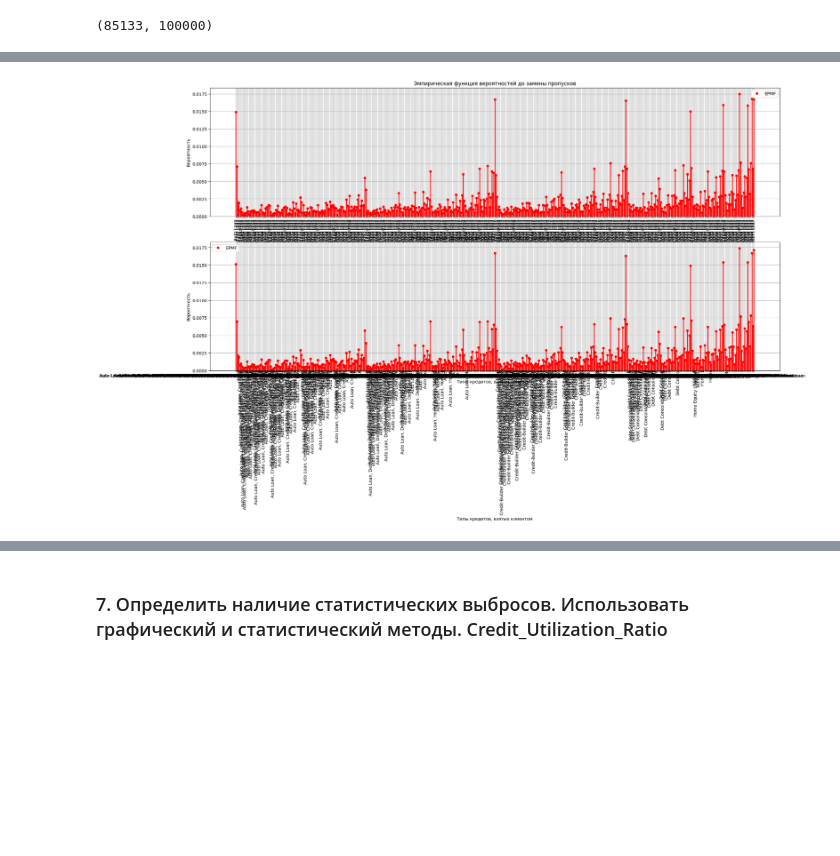
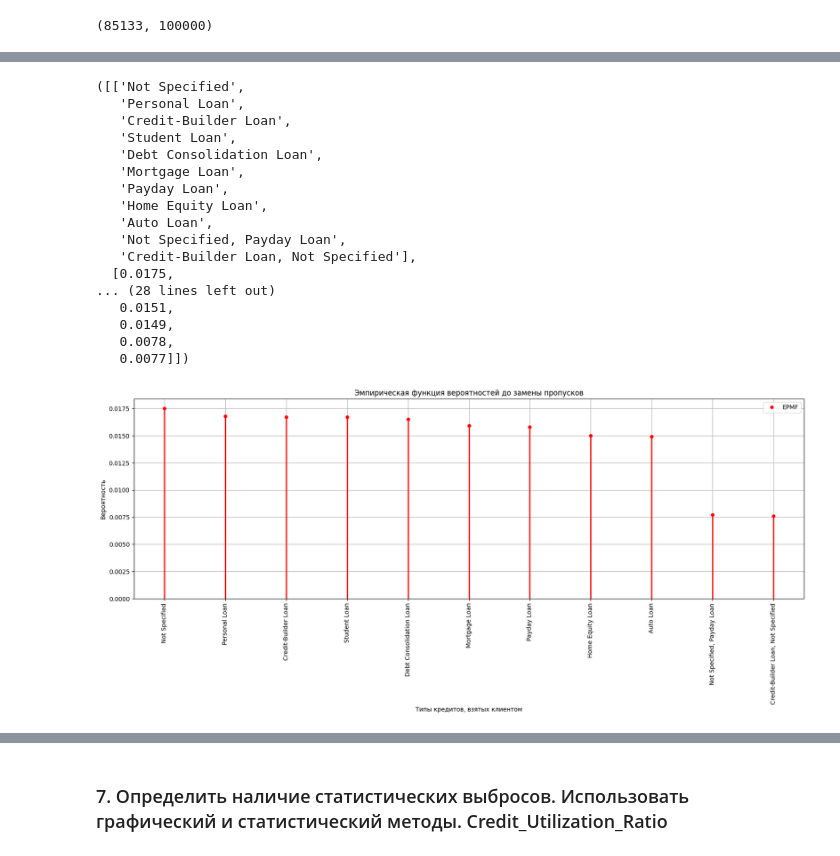
Before and after one commit to Ghukii/TMP-4sem-, a Jupyter notebook: Задание_6/Задание_6_13.ipynb, the cells around one changed output, grey strips where cells are left out. Drawn from its saved outputs; the diff is of its cells as text; code cells hidden in the pictures; blank space fills up the shorter version.

```diff
--- a/Задание_6/Задание_6_13.ipynb
+++ b/Задание_6/Задание_6_13.ipynb
@@ -853,5 +857,6 @@ len(ToL), len(ToL_zam)
 # %%
-from sklearn.preprocessing import OneHotEncoder
-
-ohe = OneHotEncoder(sparse_output=False)
-ohe_rez = ohe.fit_transform
+ToL_comb = list(zip(ToL_uniq, ToL_epmf))
+ToL_top10 = sorted(ToL_comb, key=lambda x: x[1], reverse=True)[:11]
+ToL_zam_comb = list(zip(ToL_zam_uniq, ToL_zam_epmf))
+ToL_zam_top10 = sorted(ToL_zam_comb, key=lambda x: x[1], reverse=True)[:11]
+ToL_top10, ToL_zam_top10
@@ -858,25 +881,38 @@ ohe_rez = ohe.fit_transform
+# %%
+ToL_top10 = [list(i) for i in zip(*ToL_top10)]
+ToL_zam_top10 = [list(i) for i in zip(*ToL_zam_top10)]
+
+ToL_top10, ToL_zam_top10
+# %% [output]
+([['Not Specified',
+   'Personal Loan',
+   'Credit-Builder Loan',
+   'Student Loan',
+   'Debt Consolidation Loan',
+   'Mortgage Loan',
+   'Payday Loan',
+   'Home Equity Loan',
+   'Auto Loan',
+   'Not Specified, Payday Loan',
+   'Credit-Builder Loan, Not Specified'],
+  [0.0175,
+... (28 lines left out)
+   0.0151,
+   0.0149,
+   0.0078,
+   0.0077]])
 # %%
-plt.figure(figsize=(24, 12))
-plt.subplot(2, 1, 1)
-plt.plot(ToL_uniq, ToL_epmf, 'ro', ms=5, label='EPMF')
-plt.vlines(ToL_uniq, 0, ToL_epmf, colors='r', lw=2)
+plt.figure(figsize=(20, 6))
+
+plt.plot(ToL_top10[0], ToL_top10[1], 'ro', ms=5, label='EPMF')
+plt.vlines(ToL_top10[0], 0, ToL_top10[1], colors='r', lw=2)
 plt.title('Эмпирическая функция вероятностей до замены пропусков')
 plt.xlabel('Типы кредитов, взятых клиентом')
 plt.ylabel('Вероятность')
 plt.xticks(rotation=90)
 plt.ylim(0)
 plt.legend()
 plt.grid()
-
-plt.subplot(2, 1, 2)
-plt.plot(ToL_zam_uniq, ToL_zam_epmf, 'ro', ms=5, label='EPMF')
-plt.vlines(ToL_zam_uniq, 0, ToL_zam_epmf, colors='r', lw=2)
-plt.title('Эмпирическая функция вероятностей после замены пропусков')
-plt.xlabel('Типы кредитов, взятых клиентом')
-plt.ylabel('Вероятность')
-
-plt.ylim(0)
-plt.legend()
-plt.grid()
+plt.show()
 # %% [output]
-[figure, old version]
+[figure, new version]
```
Also changed, not shown: parts of 8 cells of this notebook.
